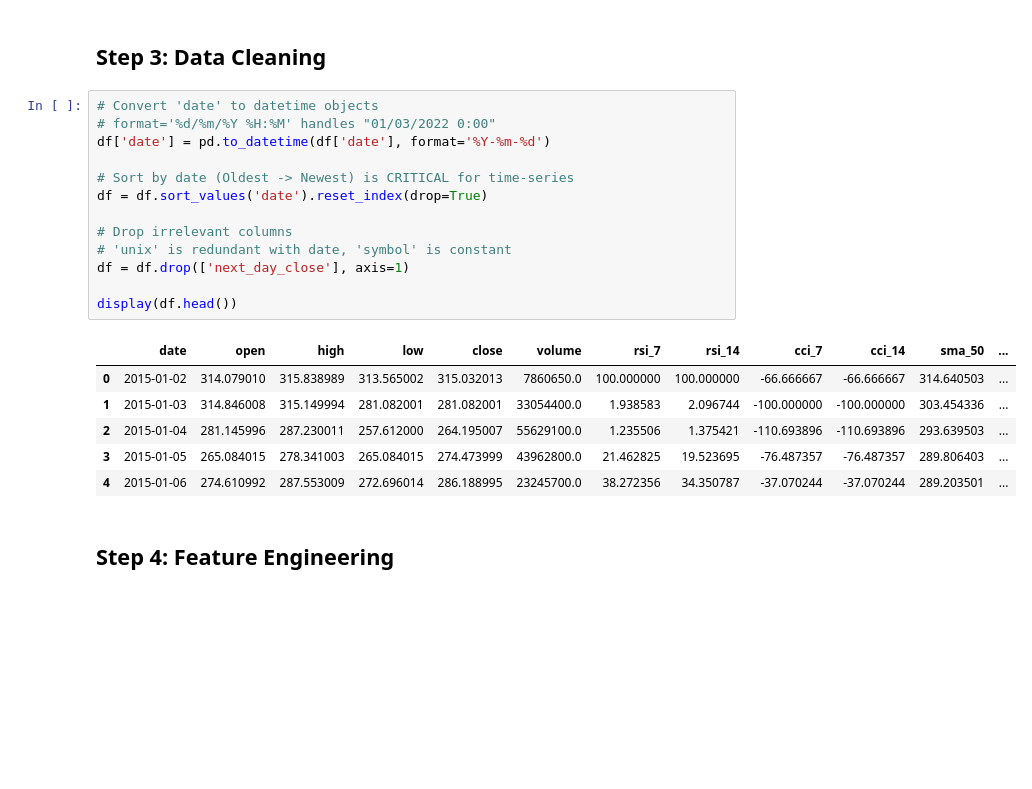
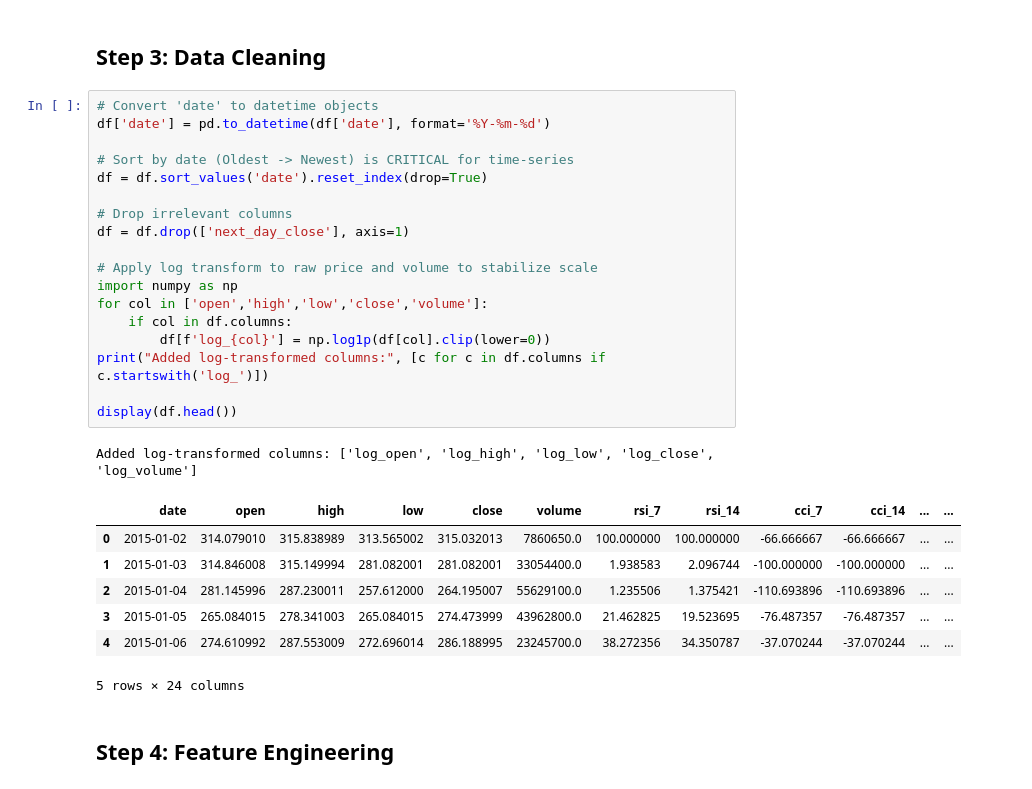
Before and after one commit to ChristinaTUNA/BTC-ANN-Price-Movement-Prediction, a Jupyter notebook: 01_data_acq.ipynb, the cells around one changed output. Drawn from its saved outputs; the diff is of its cells as text; blank space fills up the shorter version.

```diff
--- a/01_data_acq.ipynb
+++ b/01_data_acq.ipynb
@@ -140,24 +140,31 @@ plt.show()
 ## Step 3:  Data Cleaning
 # %%
 # Convert 'date' to datetime objects
-# format='%d/%m/%Y %H:%M' handles "01/03/2022 0:00"
 df['date'] = pd.to_datetime(df['date'], format='%Y-%m-%d')
 
 # Sort by date (Oldest -> Newest) is CRITICAL for time-series
 df = df.sort_values('date').reset_index(drop=True)
 
 # Drop irrelevant columns
-# 'unix' is redundant with date, 'symbol' is constant
 df = df.drop(['next_day_close'], axis=1)
 
+# Apply log transform to raw price and volume to stabilize scale
+import numpy as np
+for col in ['open','high','low','close','volume']:
+    if col in df.columns:
+        df[f'log_{col}'] = np.log1p(df[col].clip(lower=0))
+print("Added log-transformed columns:", [c for c in df.columns if c.startswith('log_')])
+
 display(df.head())
 # %% [output]
+Added log-transformed columns: ['log_open', 'log_high', 'log_low', 'log_close', 'log_volume']
-|  | date | open | high | low | close | volume | rsi_7 | rsi_14 | cci_7 | cci_14 | sma_50 | ... |
-| 0 | 2015-01-02 | 314.079010 | 315.838989 | 313.565002 | 315.032013 | 7860650.0 | 100.000000 | 100.000000 | -66.666667 | -66.666667 | 314.640503 | ... |
-| 1 | 2015-01-03 | 314.846008 | 315.149994 | 281.082001 | 281.082001 | 33054400.0 | 1.938583 | 2.096744 | -100.000000 | -100.000000 | 303.454336 | ... |
-| 2 | 2015-01-04 | 281.145996 | 287.230011 | 257.612000 | 264.195007 | 55629100.0 | 1.235506 | 1.375421 | -110.693896 | -110.693896 | 293.639503 | ... |
-| 3 | 2015-01-05 | 265.084015 | 278.341003 | 265.084015 | 274.473999 | 43962800.0 | 21.462825 | 19.523695 | -76.487357 | -76.487357 | 289.806403 | ... |
-| 4 | 2015-01-06 | 274.610992 | 287.553009 | 272.696014 | 286.188995 | 23245700.0 | 38.272356 | 34.350787 | -37.070244 | -37.070244 | 289.203501 | ... |
+|  | date | open | high | low | close | volume | rsi_7 | rsi_14 | cci_7 | cci_14 | ... | ... |
+| 0 | 2015-01-02 | 314.079010 | 315.838989 | 313.565002 | 315.032013 | 7860650.0 | 100.000000 | 100.000000 | -66.666667 | -66.666667 | ... | ... |
+| 1 | 2015-01-03 | 314.846008 | 315.149994 | 281.082001 | 281.082001 | 33054400.0 | 1.938583 | 2.096744 | -100.000000 | -100.000000 | ... | ... |
+| 2 | 2015-01-04 | 281.145996 | 287.230011 | 257.612000 | 264.195007 | 55629100.0 | 1.235506 | 1.375421 | -110.693896 | -110.693896 | ... | ... |
+| 3 | 2015-01-05 | 265.084015 | 278.341003 | 265.084015 | 274.473999 | 43962800.0 | 21.462825 | 19.523695 | -76.487357 | -76.487357 | ... | ... |
+| 4 | 2015-01-06 | 274.610992 | 287.553009 | 272.696014 | 286.188995 | 23245700.0 | 38.272356 | 34.350787 | -37.070244 | -37.070244 | ... | ... |
+5 rows × 24 columns
 # %% [markdown]
 ## Step 4: Feature Engineering
 # %% [markdown]
```
Also changed, not shown: parts of 5 cells of this notebook, 6 other files.
